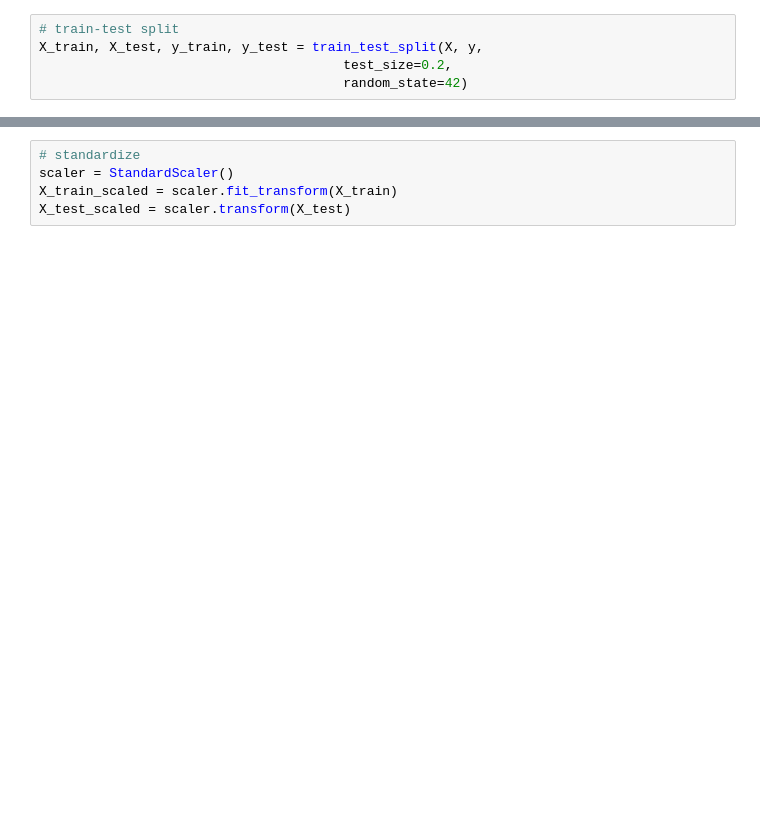
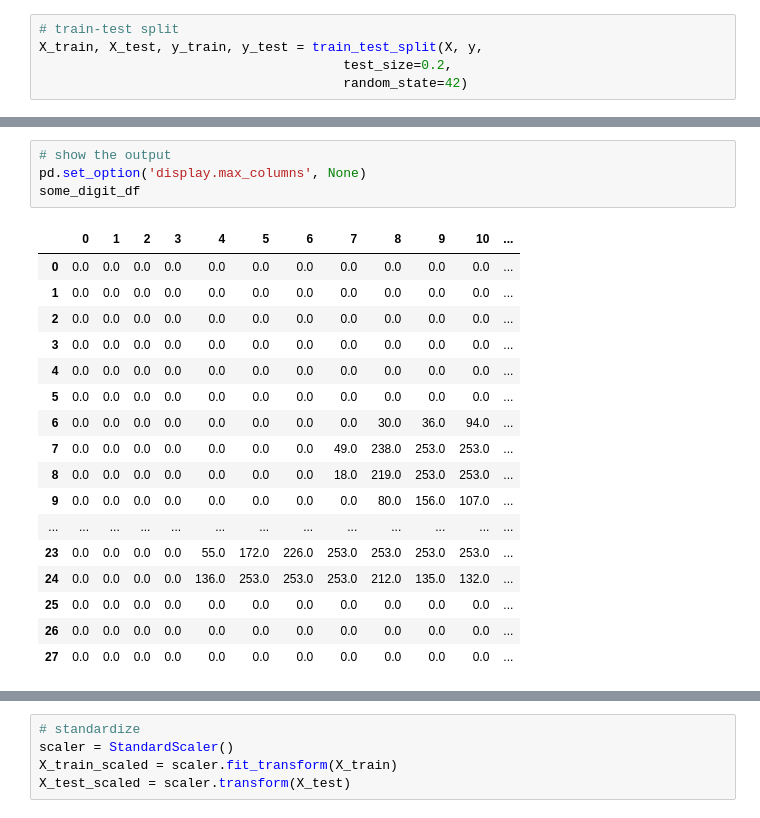
Before and after one commit to wendi-cui/506-digit-classifier-xgboost, a Jupyter notebook: analysis/mnist.ipynb, the cells around one changed output, grey strips where cells are left out. Saved outputs shown, nothing was run; the diff lists cells and outputs as text; blank space fills up the shorter version.

```diff
--- a/analysis/mnist.ipynb
+++ b/analysis/mnist.ipynb
@@ -51,0 +73,22 @@ X_train, X_test, y_train, y_test = train_test_split(X, y,
+# %%
+# show the output
+pd.set_option('display.max_columns', None)
+some_digit_df
+# %% [output]
+|  | 0 | 1 | 2 | 3 | 4 | 5 | 6 | 7 | 8 | 9 | 10 | ... |
+| 0 | 0.0 | 0.0 | 0.0 | 0.0 | 0.0 | 0.0 | 0.0 | 0.0 | 0.0 | 0.0 | 0.0 | ... |
+| 1 | 0.0 | 0.0 | 0.0 | 0.0 | 0.0 | 0.0 | 0.0 | 0.0 | 0.0 | 0.0 | 0.0 | ... |
+| 2 | 0.0 | 0.0 | 0.0 | 0.0 | 0.0 | 0.0 | 0.0 | 0.0 | 0.0 | 0.0 | 0.0 | ... |
+| 3 | 0.0 | 0.0 | 0.0 | 0.0 | 0.0 | 0.0 | 0.0 | 0.0 | 0.0 | 0.0 | 0.0 | ... |
+| 4 | 0.0 | 0.0 | 0.0 | 0.0 | 0.0 | 0.0 | 0.0 | 0.0 | 0.0 | 0.0 | 0.0 | ... |
+| 5 | 0.0 | 0.0 | 0.0 | 0.0 | 0.0 | 0.0 | 0.0 | 0.0 | 0.0 | 0.0 | 0.0 | ... |
+| 6 | 0.0 | 0.0 | 0.0 | 0.0 | 0.0 | 0.0 | 0.0 | 0.0 | 30.0 | 36.0 | 94.0 | ... |
+| 7 | 0.0 | 0.0 | 0.0 | 0.0 | 0.0 | 0.0 | 0.0 | 49.0 | 238.0 | 253.0 | 253.0 | ... |
+| 8 | 0.0 | 0.0 | 0.0 | 0.0 | 0.0 | 0.0 | 0.0 | 18.0 | 219.0 | 253.0 | 253.0 | ... |
+| 9 | 0.0 | 0.0 | 0.0 | 0.0 | 0.0 | 0.0 | 0.0 | 0.0 | 80.0 | 156.0 | 107.0 | ... |
+| ... | ... | ... | ... | ... | ... | ... | ... | ... | ... | ... | ... | ... |
+| 23 | 0.0 | 0.0 | 0.0 | 0.0 | 55.0 | 172.0 | 226.0 | 253.0 | 253.0 | 253.0 | 253.0 | ... |
+| 24 | 0.0 | 0.0 | 0.0 | 0.0 | 136.0 | 253.0 | 253.0 | 253.0 | 212.0 | 135.0 | 132.0 | ... |
+| 25 | 0.0 | 0.0 | 0.0 | 0.0 | 0.0 | 0.0 | 0.0 | 0.0 | 0.0 | 0.0 | 0.0 | ... |
+| 26 | 0.0 | 0.0 | 0.0 | 0.0 | 0.0 | 0.0 | 0.0 | 0.0 | 0.0 | 0.0 | 0.0 | ... |
+| 27 | 0.0 | 0.0 | 0.0 | 0.0 | 0.0 | 0.0 | 0.0 | 0.0 | 0.0 | 0.0 | 0.0 | ... |
```
Also changed, not shown: parts of 30 cells of this notebook, 4 other files.
